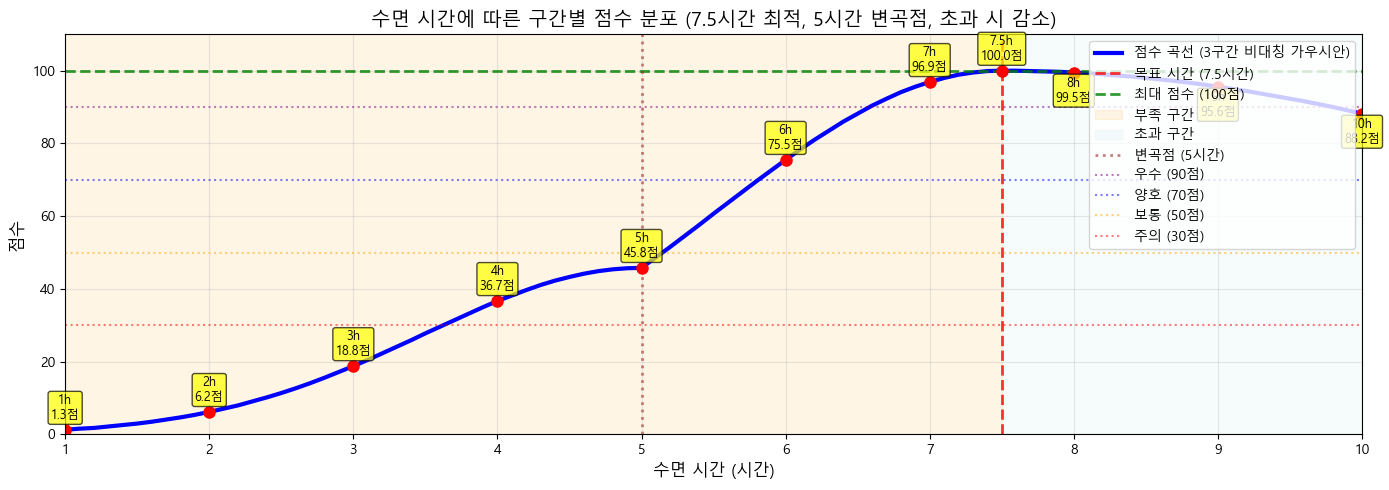
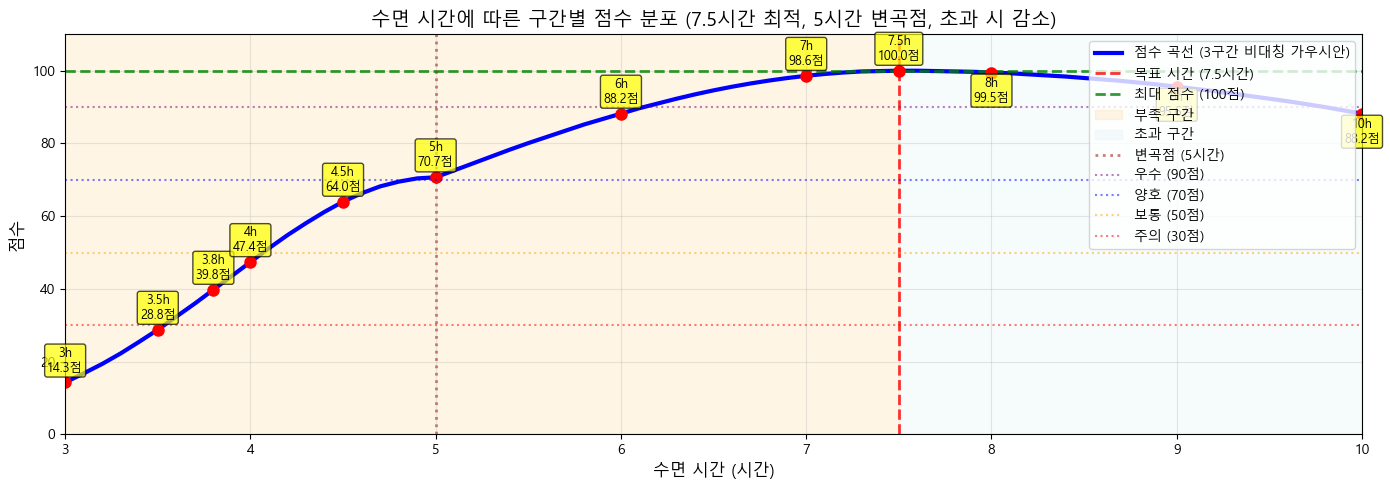
The notebook cell's code change between the first figure and the second:
--- before
+++ after
@@ -3,5 +3,5 @@
 
 # 점수 곡선 (1~10시간)
-hours_range = np.arange(1, 10.1, 0.1)
+hours_range = np.arange(3, 10.1, 0.1)
 scores = [get_segmented_sleep_score(h) for h in hours_range]
 plt.plot(hours_range, scores, 'b-', linewidth=3, label='점수 곡선 (3구간 비대칭 가우시안)')
@@ -19,5 +19,5 @@
 
 # 주요 시간대 점수 표시 (1~10시간)
-time_points = [1, 2, 3, 4, 5, 6, 7, 7.5, 8, 9, 10]
+time_points = [3, 3.5, 3.8, 4, 4.5, 5, 6, 7, 7.5, 8, 9, 10]
 for hours in time_points:
     score = get_segmented_sleep_score(hours)
@@ -44,5 +44,5 @@
 plt.legend(loc='upper right', fontsize=10)
 plt.ylim(0, 110)
-plt.xlim(1, 10)
+plt.xlim(3, 10)
 plt.tight_layout()
 plt.show()

Commit: 'd'